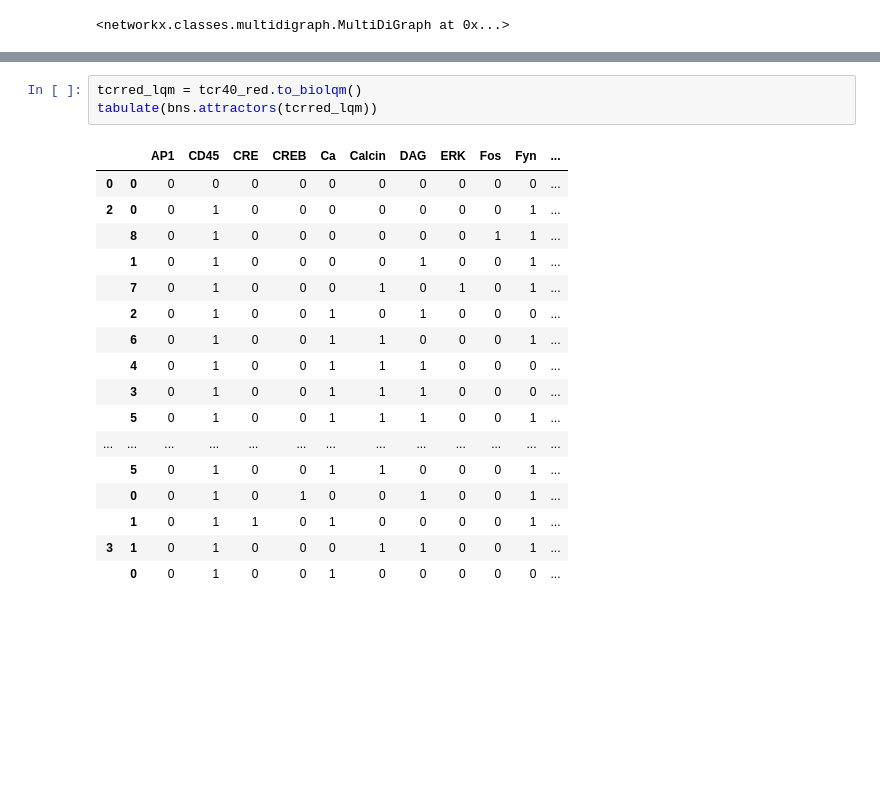
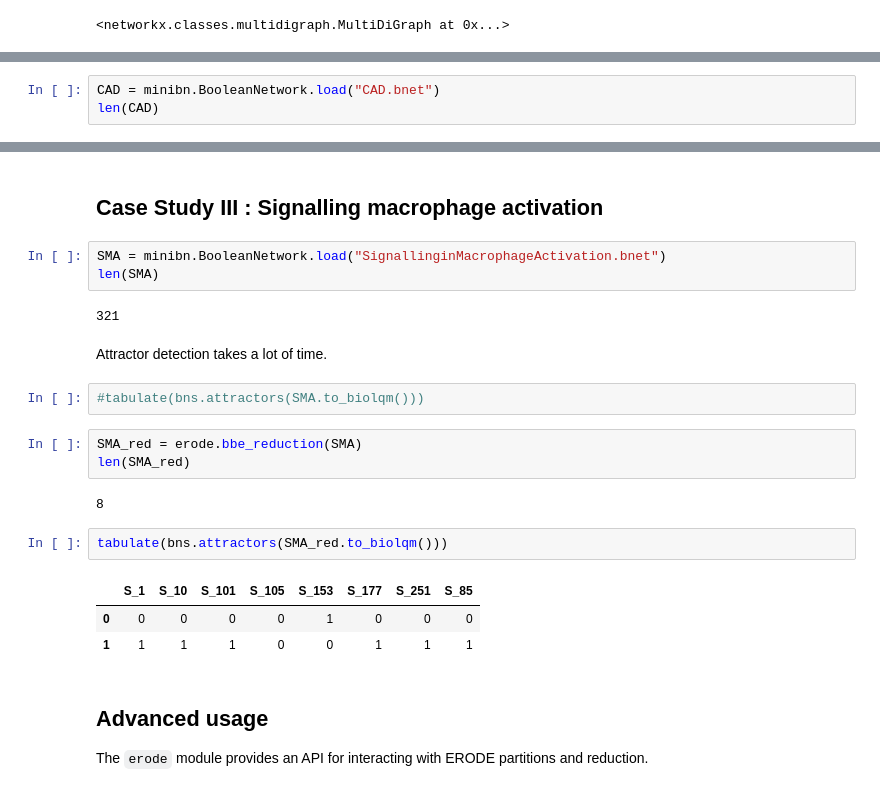
Before and after one commit to colomoto/ERODE-CoLoMoTo, a Jupyter notebook: demo.ipynb, the cells around one changed output, grey strips where cells are left out. Saved outputs shown, nothing was run; the diff lists cells and outputs as text; blank space fills up the shorter version.

```diff
--- a/demo.ipynb
+++ b/demo.ipynb
@@ -249,0 +159,3 @@ tcr40_red.influence_graph()
+# %%
+CAD = minibn.BooleanNetwork.load("CAD.bnet")
+len(CAD)
@@ -250,21 +181,26 @@ tcr40_red.influence_graph()
+# %% [markdown]
+## Case Study III : Signalling macrophage activation
+# %%
+SMA = minibn.BooleanNetwork.load("SignallinginMacrophageActivation.bnet")
+len(SMA)
+# %% [output]
+321
+# %% [markdown]
+Attractor detection takes a lot of time.
 # %%
-tcrred_lqm = tcr40_red.to_biolqm()
-tabulate(bns.attractors(tcrred_lqm))
+#tabulate(bns.attractors(SMA.to_biolqm()))
-# %% [output]
-|  |  | AP1 | CD45 | CRE | CREB | Ca | Calcin | DAG | ERK | Fos | Fyn | ... |
-| 0 | 0 | 0 | 0 | 0 | 0 | 0 | 0 | 0 | 0 | 0 | 0 | ... |
-| 2 | 0 | 0 | 1 | 0 | 0 | 0 | 0 | 0 | 0 | 0 | 1 | ... |
-|  | 8 | 0 | 1 | 0 | 0 | 0 | 0 | 0 | 0 | 1 | 1 | ... |
-|  | 1 | 0 | 1 | 0 | 0 | 0 | 0 | 1 | 0 | 0 | 1 | ... |
-|  | 7 | 0 | 1 | 0 | 0 | 0 | 1 | 0 | 1 | 0 | 1 | ... |
-|  | 2 | 0 | 1 | 0 | 0 | 1 | 0 | 1 | 0 | 0 | 0 | ... |
-|  | 6 | 0 | 1 | 0 | 0 | 1 | 1 | 0 | 0 | 0 | 1 | ... |
-|  | 4 | 0 | 1 | 0 | 0 | 1 | 1 | 1 | 0 | 0 | 0 | ... |
-|  | 3 | 0 | 1 | 0 | 0 | 1 | 1 | 1 | 0 | 0 | 0 | ... |
-|  | 5 | 0 | 1 | 0 | 0 | 1 | 1 | 1 | 0 | 0 | 1 | ... |
-| ... | ... | ... | ... | ... | ... | ... | ... | ... | ... | ... | ... | ... |
-|  | 5 | 0 | 1 | 0 | 0 | 1 | 1 | 0 | 0 | 0 | 1 | ... |
-|  | 0 | 0 | 1 | 0 | 1 | 0 | 0 | 1 | 0 | 0 | 1 | ... |
-|  | 1 | 0 | 1 | 1 | 0 | 1 | 0 | 0 | 0 | 0 | 1 | ... |
-| 3 | 1 | 0 | 1 | 0 | 0 | 0 | 1 | 1 | 0 | 0 | 1 | ... |
-|  | 0 | 0 | 1 | 0 | 0 | 1 | 0 | 0 | 0 | 0 | 0 | ... |
+# %%
+SMA_red = erode.bbe_reduction(SMA)
+len(SMA_red)
+# %% [output]
+8
+# %%
+tabulate(bns.attractors(SMA_red.to_biolqm()))
+# %% [output]
+|  | S_1 | S_10 | S_101 | S_105 | S_153 | S_177 | S_251 | S_85 |
+| 0 | 0 | 0 | 0 | 0 | 1 | 0 | 0 | 0 |
+| 1 | 1 | 1 | 1 | 0 | 0 | 1 | 1 | 1 |
+# %% [markdown]
+## Advanced usage
+
+The `erode` module provides an API for interacting with ERODE partitions and reduction.
```
Also changed, not shown: parts of 60 cells of this notebook, 2 other files.
